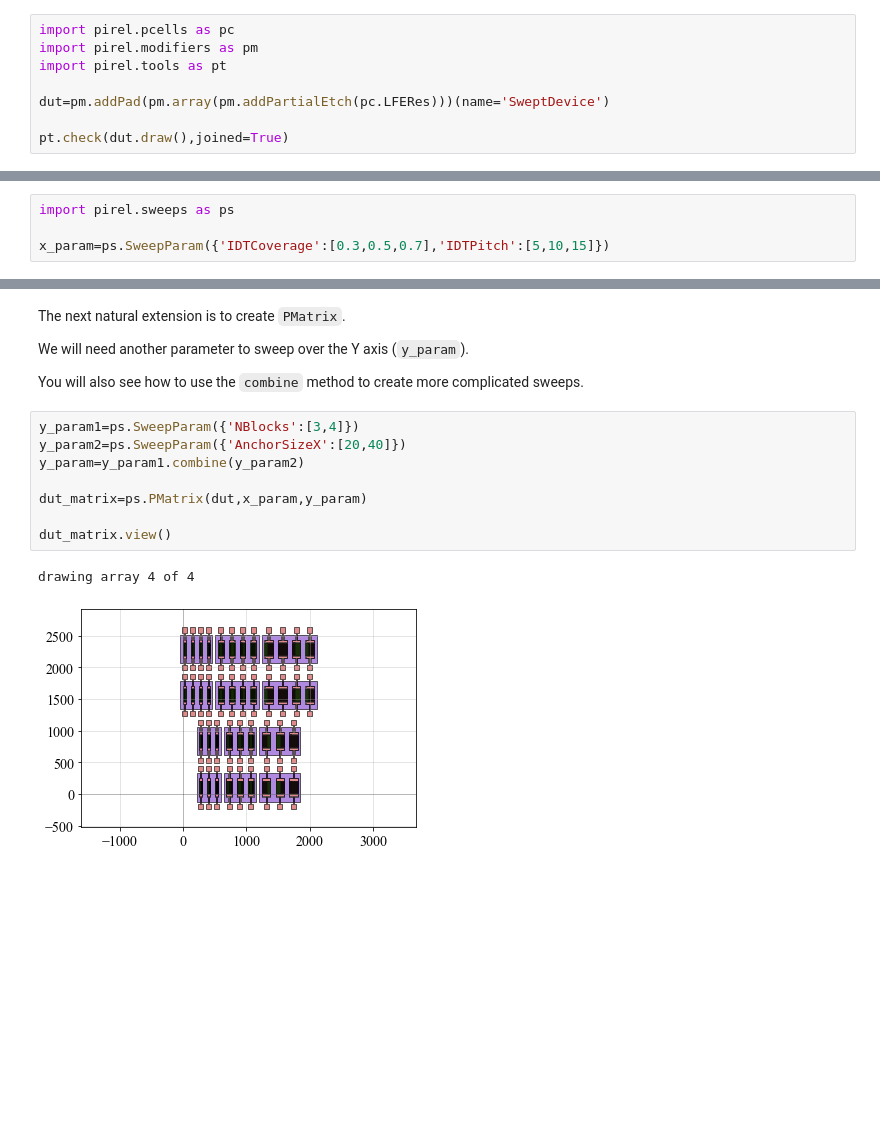
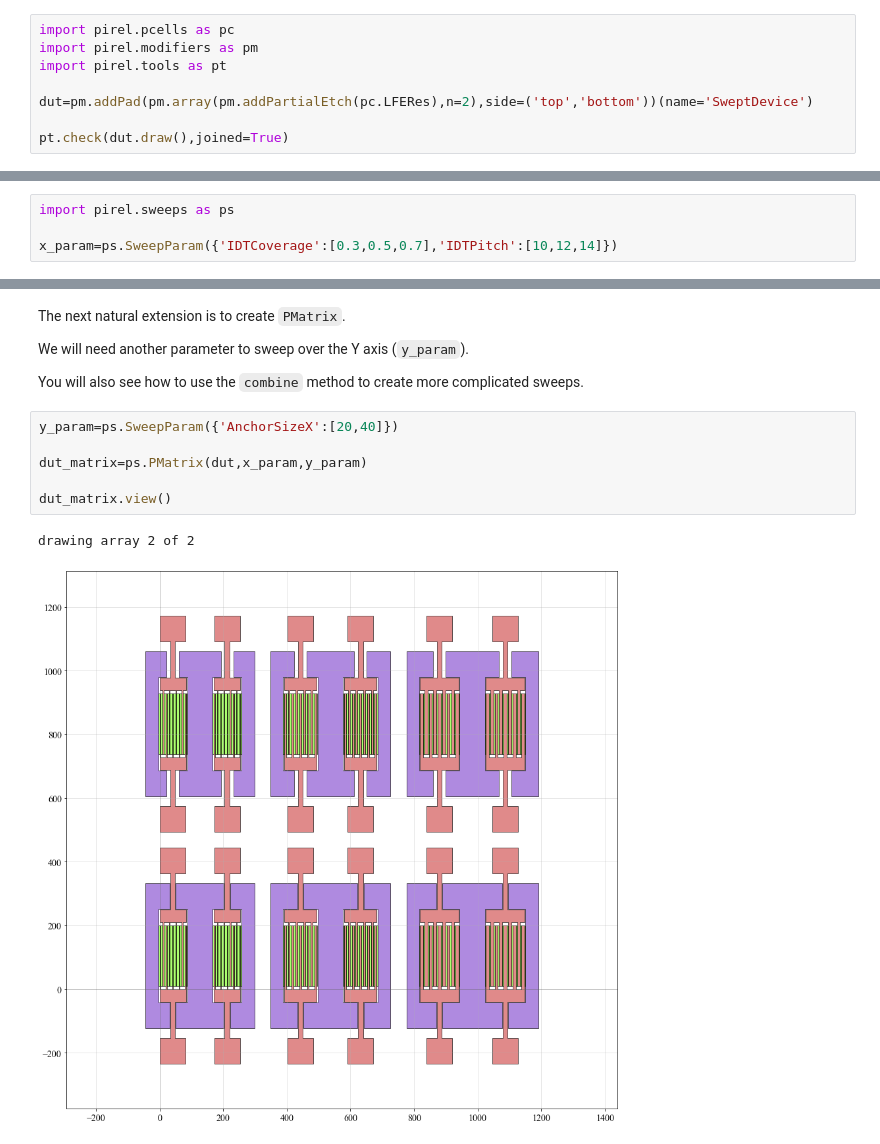
Before and after one commit to giumc/pirel, a Jupyter notebook: tutorials/Tutorial_sweeps.ipynb, the cells around one changed output, grey strips where cells are left out. Saved outputs shown, nothing was run; the diff lists cells and outputs as text; blank space fills up the shorter version.

````diff
--- a/tutorials/Tutorial_sweeps.ipynb
+++ b/tutorials/Tutorial_sweeps.ipynb
@@ -8,7 +8,7 @@ import pirel.pcells as pc
 import pirel.modifiers as pm
 import pirel.tools as pt
 
-dut=pm.addPad(pm.array(pm.addPartialEtch(pc.LFERes)))(name='SweptDevice')
+dut=pm.addPad(pm.array(pm.addPartialEtch(pc.LFERes),n=2),side=('top','bottom'))(name='SweptDevice')
 
 pt.check(dut.draw(),joined=True)
 # %% [output]
@@ -18,7 +18,7 @@
 # %%
 import pirel.sweeps as ps
 
-x_param=ps.SweepParam({'IDTCoverage':[0.3,0.5,0.7],'IDTPitch':[5,10,15]})
+x_param=ps.SweepParam({'IDTCoverage':[0.3,0.5,0.7],'IDTPitch':[10,12,14]})
 # %% [markdown]
 In ```x_param```, we are sweeping two parameters at the same time : ```x_param``` is a sweep of length 3 , but each element has two parameters changing...
 
@@ -58,13 +58,11 @@
 
 You will also see how to use the ```combine``` method to create more complicated sweeps.
 # %%
-y_param1=ps.SweepParam({'NBlocks':[3,4]})
-y_param2=ps.SweepParam({'AnchorSizeX':[20,40]})
-y_param=y_param1.combine(y_param2)
+y_param=ps.SweepParam({'AnchorSizeX':[20,40]})
 
 dut_matrix=ps.PMatrix(dut,x_param,y_param)
 
 dut_matrix.view()
 # %% [output]
-drawing array 4 of 4
+drawing array 2 of 2
-[figure, old version]
+[figure, new version]
````
Also changed, not shown: parts of 5 cells of this notebook, 6 other files.
